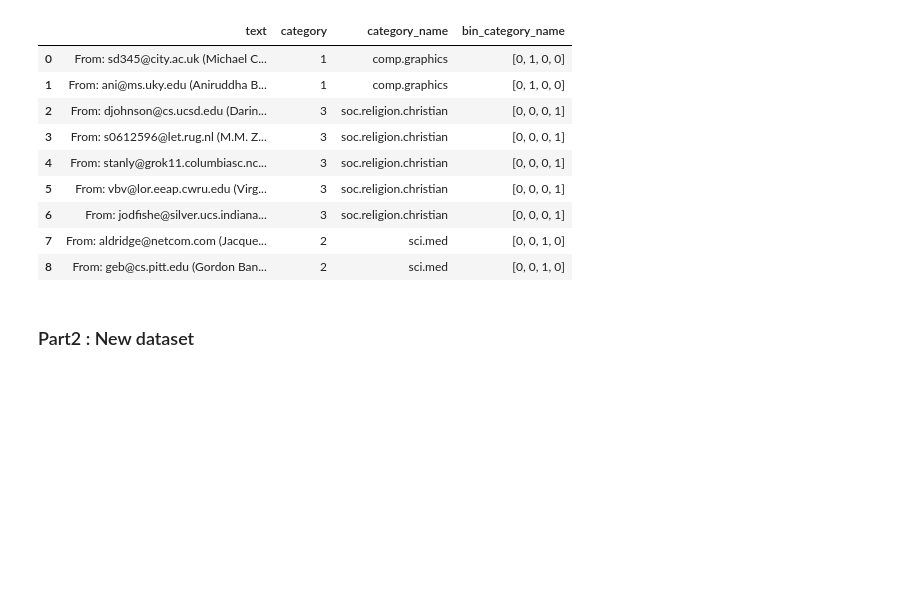
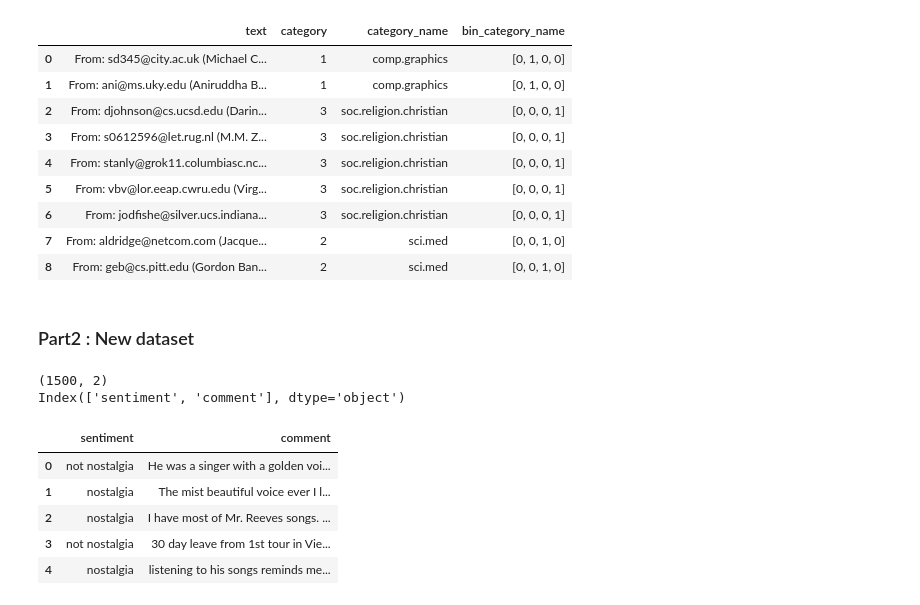
Before and after one commit to Eric0801/DM2024-Lab1-Homework, a Jupyter notebook: DM2024-Lab1-Homework.ipynb, the cells around one changed output. Saved outputs shown, nothing was run; the diff lists cells and outputs as text; code cells hidden in the pictures; blank space fills up the shorter version.

```diff
--- a/DM2024-Lab1-Homework.ipynb
+++ b/DM2024-Lab1-Homework.ipynb
@@ -171,5 +582,17 @@ X[0:9]
 # %%
 import pandas as pd
 
 import helpers.data_mining_helpers as dmh
 df = pd.read_csv("hf://datasets/Senem/Nostalgic_Sentiment_Analysis_of_YouTube_Comments_Data/Nostalgic_Sentiment_Analysis_of_YouTube_Comments_Data.csv")
+print(df.shape)
+print(df.columns)
+df.head()
+# %% [output]
+(1500, 2)
+Index(['sentiment', 'comment'], dtype='object')
+|  | sentiment | comment |
+| 0 | not nostalgia | He was a singer with a golden voi... |
+| 1 | nostalgia | The mist beautiful voice ever I l... |
+| 2 | nostalgia | I have most of Mr. Reeves songs. ... |
+| 3 | not nostalgia | 30 day leave from 1st tour in Vie... |
+| 4 | nostalgia | listening to his songs reminds me... |
```
Also changed, not shown: parts of 40 cells of this notebook.
